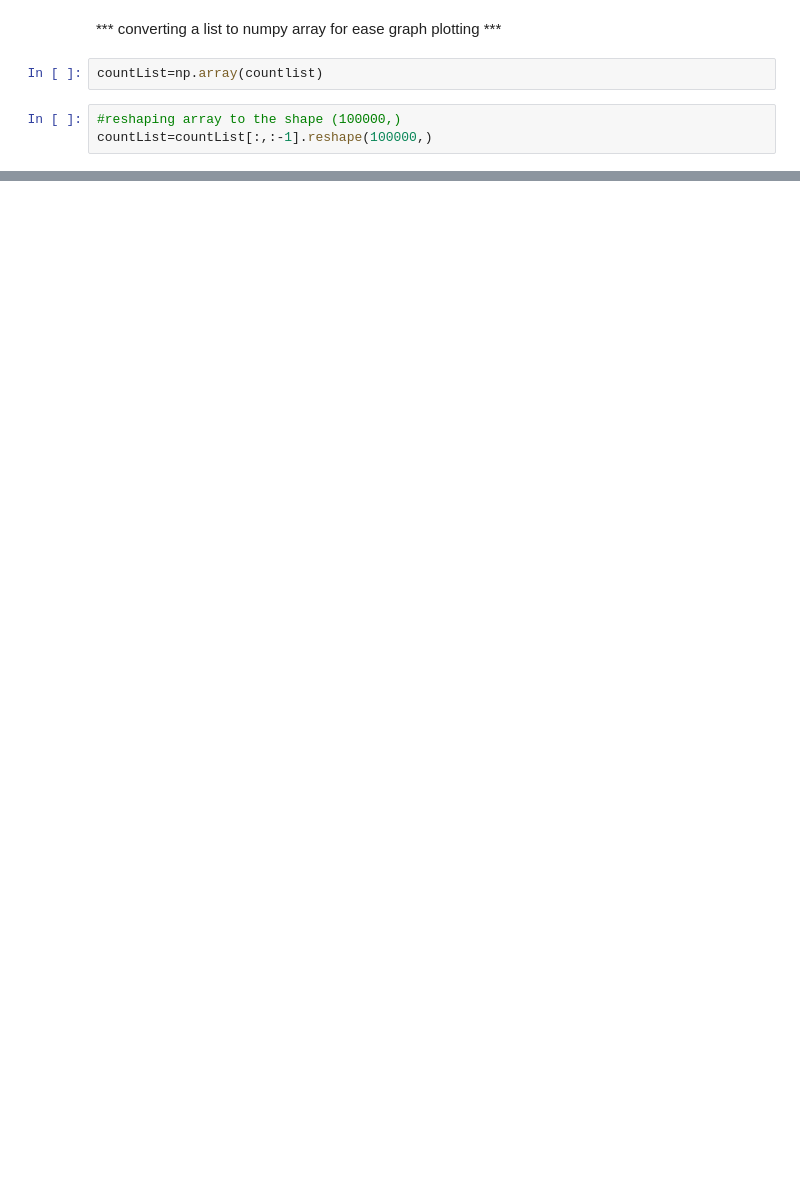
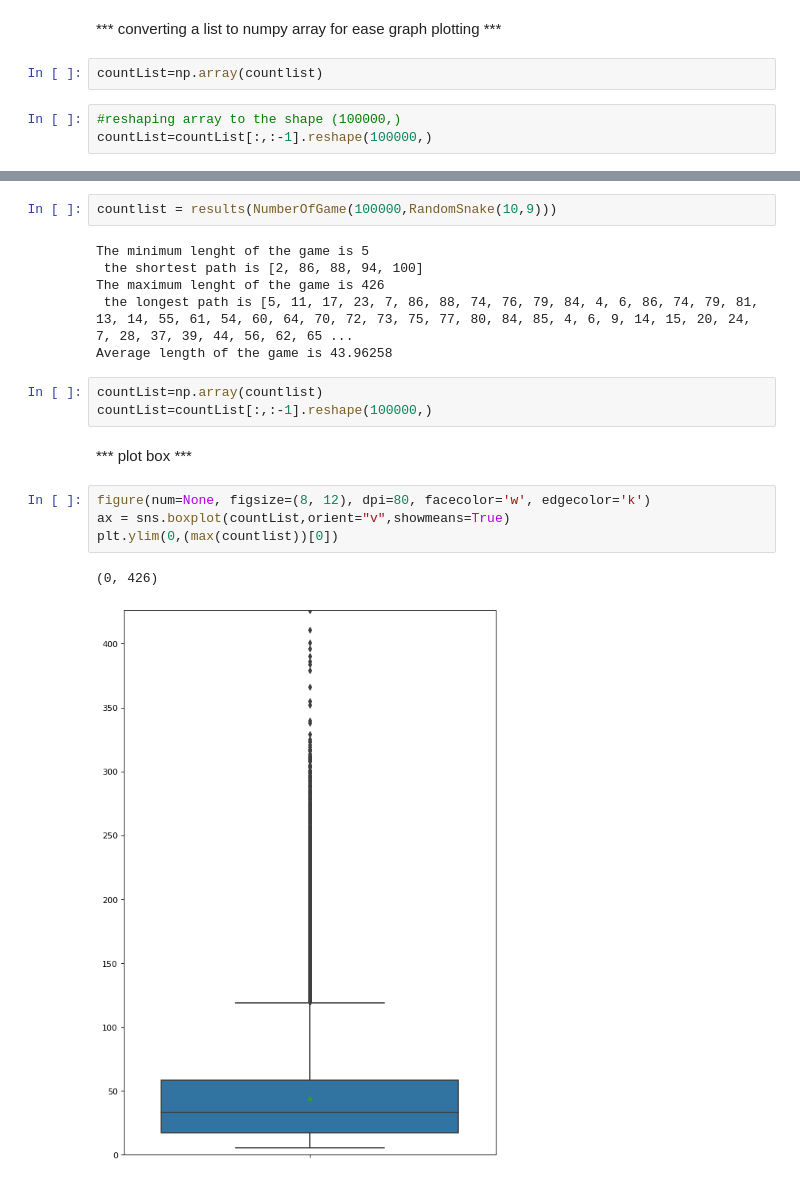
Before and after one commit to tonnyhideyori/algo_thesis, a Jupyter notebook: snake_and_ladder.ipynb, the cells around one changed output, grey strips where cells are left out. Cells and saved outputs as stored; diff of their text form; blank space fills up the shorter version.

```diff
--- a/snake_and_ladder.ipynb
+++ b/snake_and_ladder.ipynb
@@ -111,0 +160,20 @@ Name: number of turns, Length: 220, dtype: int64
+# %%
+countlist = results(NumberOfGame(100000,RandomSnake(10,9)))
+# %% [output]
+The minimum lenght of the game is 5
+ the shortest path is [2, 86, 88, 94, 100]
+The maximum lenght of the game is 426
+ the longest path is [5, 11, 17, 23, 7, 86, 88, 74, 76, 79, 84, 4, 6, 86, 74, 79, 81, 13, 14, 55, 61, 54, 60, 64, 70, 72, 73, 75, 77, 80, 84, 85, 4, 6, 9, 14, 15, 20, 24, 7, 28, 37, 39, 44, 56, 62, 65 ...
+Average length of the game is 43.96258
+# %%
+countList=np.array(countlist)
+countList=countList[:,:-1].reshape(100000,)
+# %% [markdown]
+*** plot box ***
+# %%
+figure(num=None, figsize=(8, 12), dpi=80, facecolor='w', edgecolor='k')
+ax = sns.boxplot(countList,orient="v",showmeans=True)
+plt.ylim(0,(max(countlist))[0])
+# %% [output]
+(0, 426)
+[figure, added]
```
Also changed, not shown: parts of 15 cells of this notebook, 2 other files.
